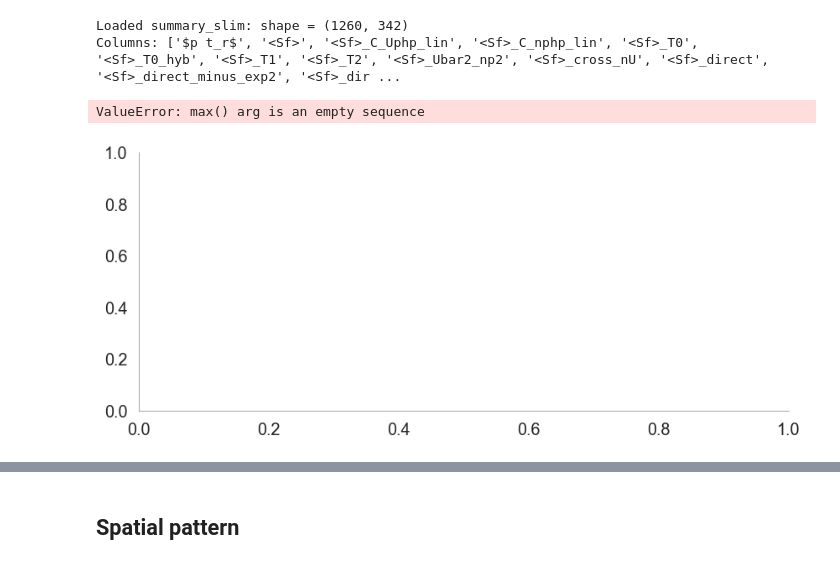
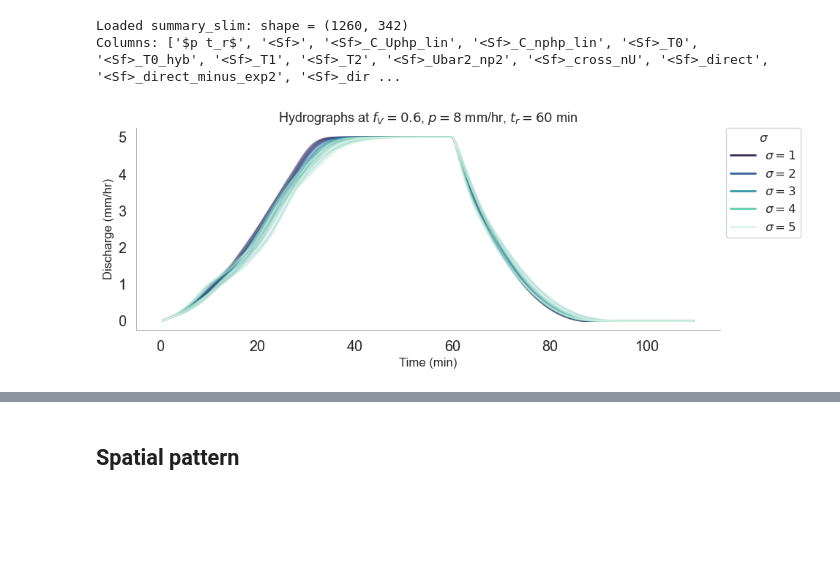
Before and after one commit to octavia-crompton/roughness-scale, a Jupyter notebook: notebooks/roughness_scale-pattern.ipynb, the cells around one changed output, grey strips where cells are left out. Drawn from its saved outputs; the diff is of its cells as text; code cells hidden in the pictures; blank space fills up the shorter version.

Commit message:
figure 3 updates

```diff
--- a/notebooks/roughness_scale-pattern.ipynb
+++ b/notebooks/roughness_scale-pattern.ipynb
@@ -104,38 +108,37 @@ fig, ax = plt.subplots(1, figsize=(10, 4))
 
 from matplotlib.lines import Line2D
 
-_q_base = "hydro_err < 0.05 and p == 8 and tr == 60 and fV == 0.6"
+_q_base = "hydro_err < 0.05 and p == 8 and tr == 60 and fV == 0.5"
 _sub = summary.query(_q_base)
 _sigma_vals = sorted(_sub['sigma'].unique())
 
 if not _sigma_vals:
     print('No data matching query:', _q_base)
 else:
     # Mako palette: same as used in the scatter plots
     _mako_cmap = _cm.get_cmap('mako')
     _sigma_norm = _mcolors.Normalize(vmin=0, vmax=max(_sigma_vals))
     _sigma_colors = {s: _mako_cmap(_sigma_norm(s)) for s in _sigma_vals}
 
 for _s in _sigma_vals:
     _s_sub = _sub[_sub['sigma'] == _s]
     if not _s_sub.empty:
         plot_hydrographs(_s_sub, c=_sigma_colors[_s], ax=ax)
 
 # Legend: one entry per sigma value
 _legend_handles = [
     Line2D([0], [0], color=_sigma_colors[s], lw=2, label=fr"$\sigma={s}$")
     for s in _sigma_vals
 ]
 ax.legend(handles=_legend_handles, title=renameit('sigma', rename),
           fontsize=FS_LEG, title_fontsize=FS_LEG,
           loc='upper left', bbox_to_anchor=(1.01, 1), borderaxespad=0)
 ax.set_title(r"Hydrographs at $f_V=0.6$, $p=8$ mm/hr, $t_r=60$ min", fontsize=FS_TITLE)
 ax.set_xlabel("Time (min)", fontsize=FS_LABEL)
 ax.set_ylabel("Discharge (mm/hr)", fontsize=FS_LABEL)
 plt.tight_layout()
 # %% [output]
-ValueError: max() arg is an empty sequence
-[figure, old version]
+[figure, new version]
 # %%
 fig, ax = plt.subplots(1, figsize = (10,4))
 
```
Also changed, not shown: parts of 23 cells of this notebook, 14 other files.
